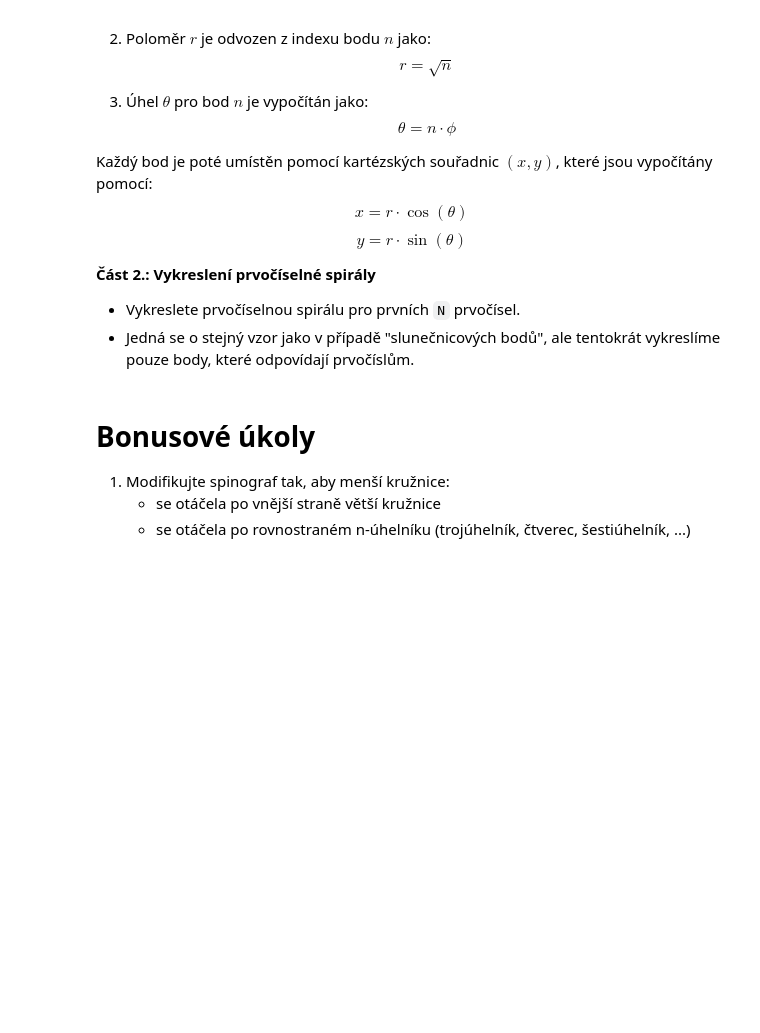
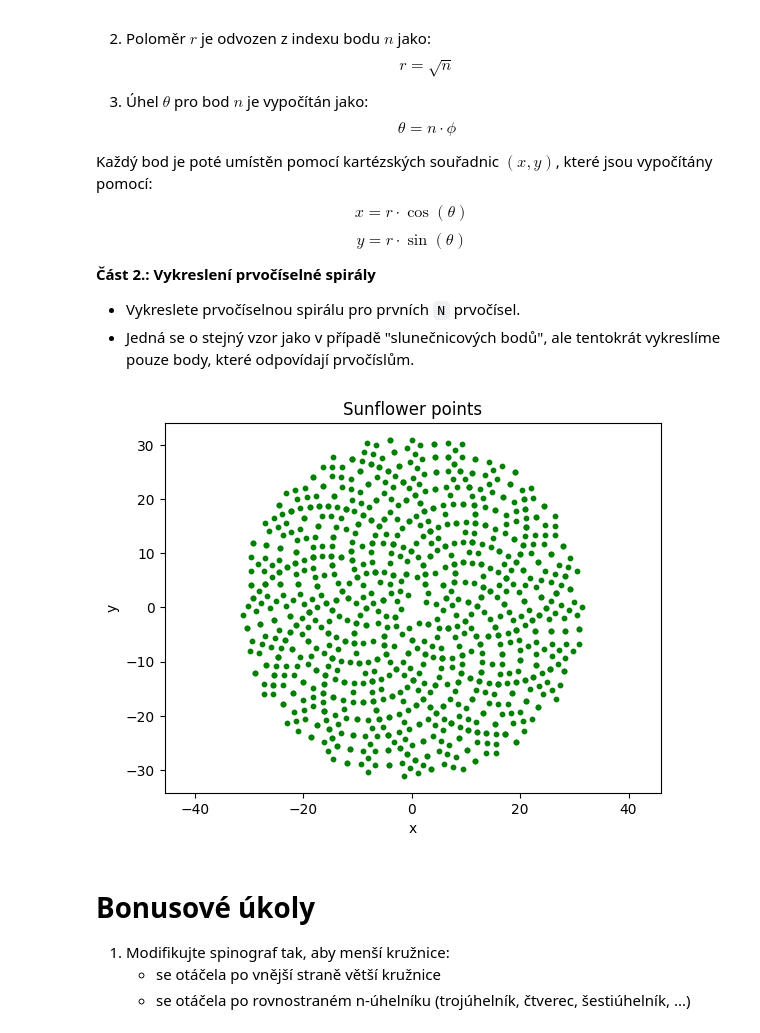
Before and after one commit to Tomaspah/vvp-DU, a Jupyter notebook: DU4.ipynb, the cells around one changed output. Cells and saved outputs as stored; diff of their text form; code cells hidden in the pictures; blank space fills up the shorter version.

```diff
--- a/DU4.ipynb
+++ b/DU4.ipynb
@@ -148,3 +146,39 @@ $$
+# %%
+def eratosthenes(n):
+    multiples = []
+    for i in range(2, n+1):
+        if i not in multiples:
+            for j in range(i*i, n+1, i):
+                multiples.append(j)
+    return multiples
+
+
+φ = np.pi * (3 - math.sqrt(5))
+N = 1000
+
+xx = np.zeros(N)
+yy = np.zeros(N)
+
+n = eratosthenes(N)
+
+for i in range(N):
+    r = np.sqrt(n[i])
+    θ = n[i] * φ
+
+    x = r * np.cos(θ)
+    y = r * np.sin(θ)
+
+    xx[i] = x
+    yy[i] = y
+
+plt.scatter(xx, yy, s=10, color='green')
+plt.axis('equal')
+plt.title('Sunflower points')
+plt.xlabel('x')
+plt.ylabel('y')
+plt.show()
+# %% [output]
+[figure, added]
 # %% [markdown]
 # Bonusové úkoly
 1. Modifikujte spinograf tak, aby menší kružnice:
```
Also changed, not shown: parts of 1 cell of this notebook.
